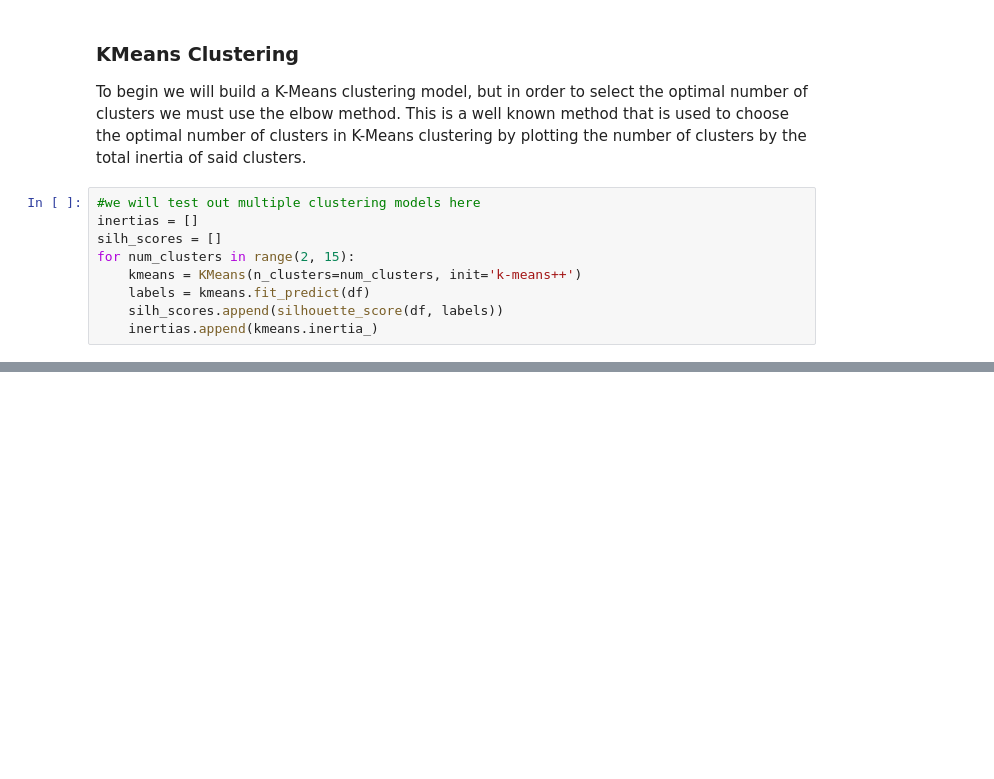
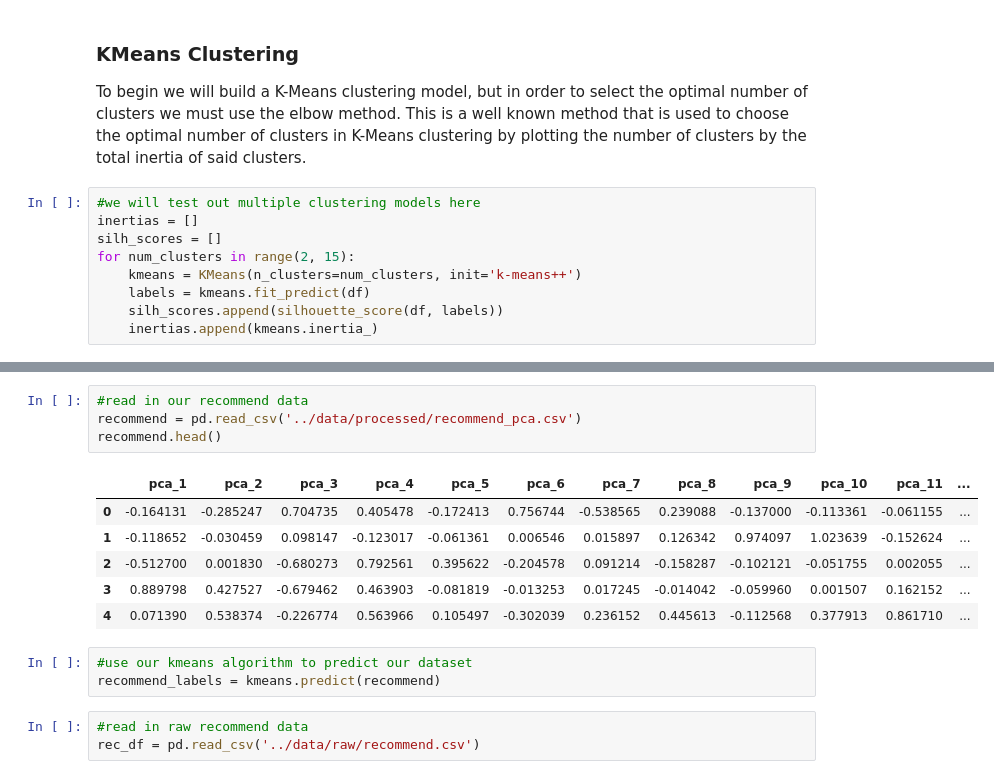
Before and after one commit to aureliobarrios/spotify-recommender, a Jupyter notebook: notebooks/model.ipynb, the cells around one changed output, grey strips where cells are left out. Drawn from its saved outputs; the diff is of its cells as text; blank space fills up the shorter version.

```diff
--- a/notebooks/model.ipynb
+++ b/notebooks/model.ipynb
@@ -93,0 +98,17 @@ sns.scatterplot(data=df, x='pca_4', y='pca_5', hue='cluster')
+# %%
+#read in our recommend data
+recommend = pd.read_csv('../data/processed/recommend_pca.csv')
+recommend.head()
+# %% [output]
+|  | pca_1 | pca_2 | pca_3 | pca_4 | pca_5 | pca_6 | pca_7 | pca_8 | pca_9 | pca_10 | pca_11 | ... |
+| 0 | -0.164131 | -0.285247 | 0.704735 | 0.405478 | -0.172413 | 0.756744 | -0.538565 | 0.239088 | -0.137000 | -0.113361 | -0.061155 | ... |
+| 1 | -0.118652 | -0.030459 | 0.098147 | -0.123017 | -0.061361 | 0.006546 | 0.015897 | 0.126342 | 0.974097 | 1.023639 | -0.152624 | ... |
+| 2 | -0.512700 | 0.001830 | -0.680273 | 0.792561 | 0.395622 | -0.204578 | 0.091214 | -0.158287 | -0.102121 | -0.051755 | 0.002055 | ... |
+| 3 | 0.889798 | 0.427527 | -0.679462 | 0.463903 | -0.081819 | -0.013253 | 0.017245 | -0.014042 | -0.059960 | 0.001507 | 0.162152 | ... |
+| 4 | 0.071390 | 0.538374 | -0.226774 | 0.563966 | 0.105497 | -0.302039 | 0.236152 | 0.445613 | -0.112568 | 0.377913 | 0.861710 | ... |
+# %%
+#use our kmeans algorithm to predict our dataset
+recommend_labels = kmeans.predict(recommend)
+# %%
+#read in raw recommend data
+rec_df = pd.read_csv('../data/raw/recommend.csv')
```
Also changed, not shown: parts of 20 cells of this notebook.
